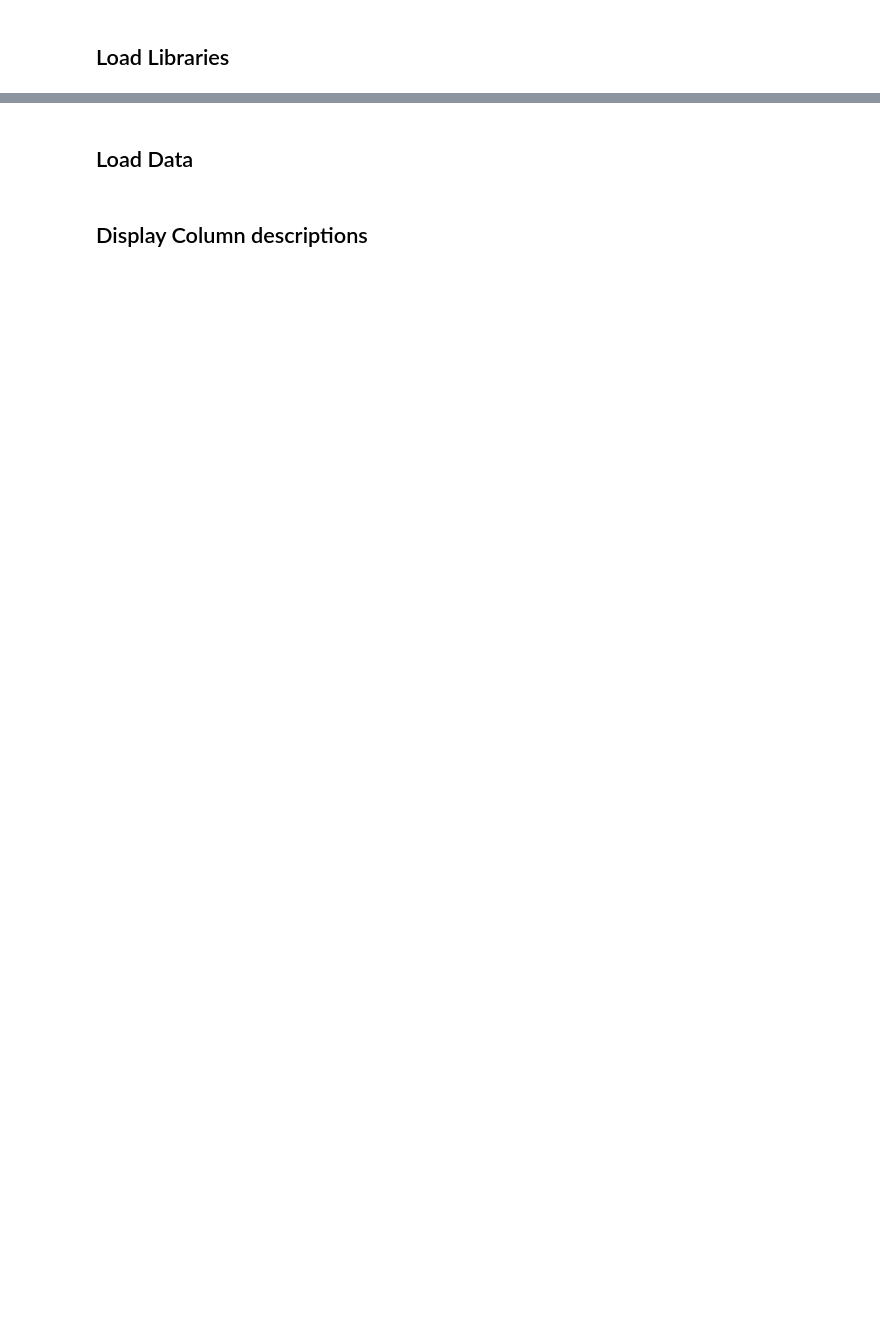
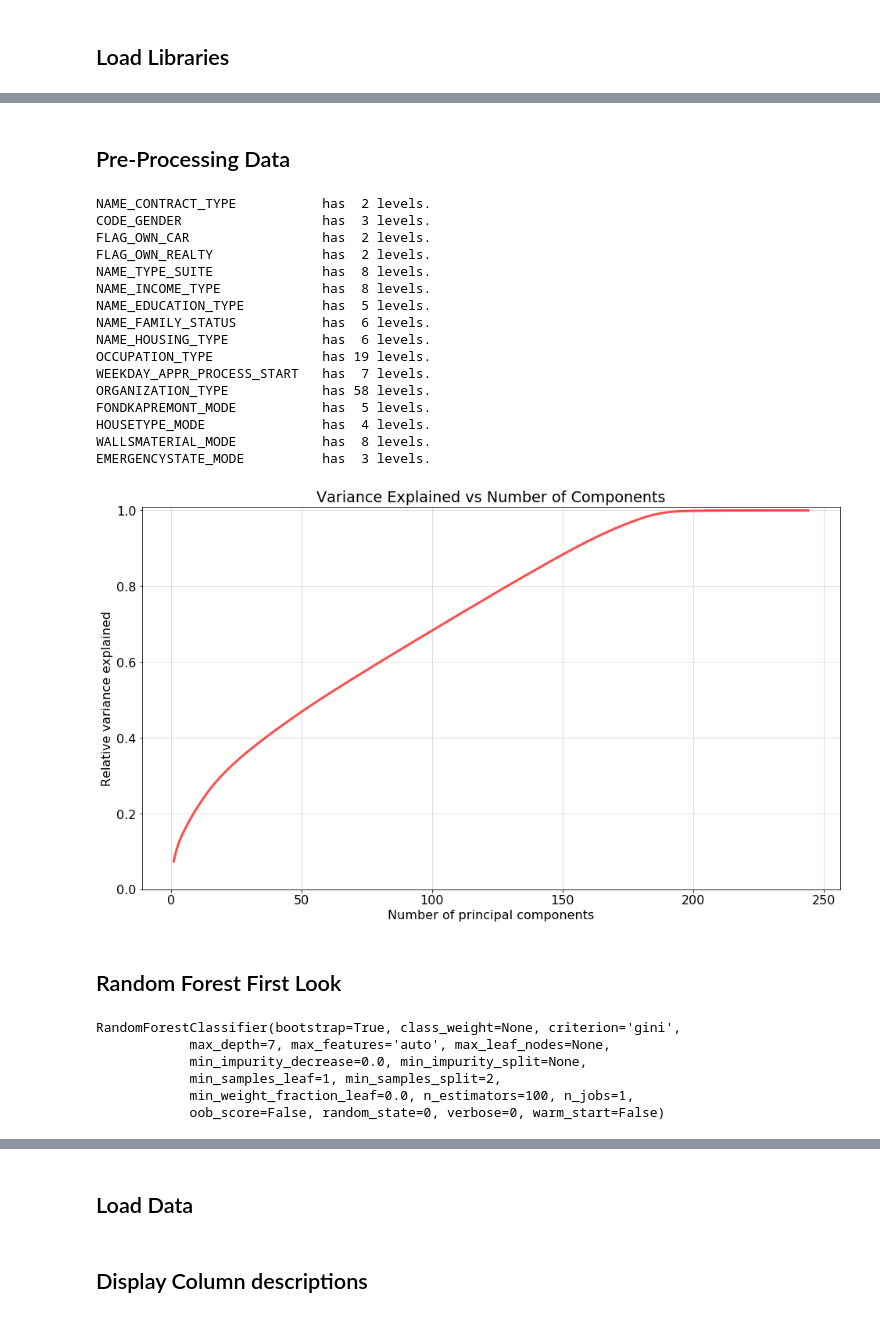
Before and after one commit to vlassarev/home-credit-default-risk, a Jupyter notebook: hcdr_model.ipynb, the cells around one changed output, grey strips where cells are left out. Cells and saved outputs as stored; diff of their text form; code cells hidden in the pictures; blank space fills up the shorter version.

Commit message:
Added random forest reference case.

```diff
--- a/hcdr_model.ipynb
+++ b/hcdr_model.ipynb
@@ -153,0 +148,48 @@ application.X.describe()
+# %% [markdown]
+## Pre-Processing Data
+# %%
+# Pre-processing
+app = dataset(r"data/application_train.csv.zip", ["SK_ID_CURR"], "TARGET")
+app.describe_cardinality()
+app.X, app.y = app.split_X_y()
+app.X, app.feature_columns = app.onehot(app.X)
+app.X_train, app.X_test, app.y_train, app.y_test = app.split_train_test(app.X, app.y)
+
+app.X_train = app.impute(app.X_train)
+app.X_train = app.standardize(app.X_train)
+app.pca(app.X_train, mode="fit")
+app.X_train = app.pca(app.X_train, mode="fit_transform", n_components=170, plot=False)
+
+app.X_test = app.impute(app.X_test, mode="transform")
+app.X_test = app.standardize(app.X_test, mode="transform")
+app.X_test = app.pca(app.X_test, mode="transform")
+# %% [output]
+NAME_CONTRACT_TYPE           has  2 levels.
+CODE_GENDER                  has  3 levels.
+FLAG_OWN_CAR                 has  2 levels.
+FLAG_OWN_REALTY              has  2 levels.
+NAME_TYPE_SUITE              has  8 levels.
+NAME_INCOME_TYPE             has  8 levels.
+NAME_EDUCATION_TYPE          has  5 levels.
+NAME_FAMILY_STATUS           has  6 levels.
+NAME_HOUSING_TYPE            has  6 levels.
+OCCUPATION_TYPE              has 19 levels.
+WEEKDAY_APPR_PROCESS_START   has  7 levels.
+ORGANIZATION_TYPE            has 58 levels.
+FONDKAPREMONT_MODE           has  5 levels.
+HOUSETYPE_MODE               has  4 levels.
+WALLSMATERIAL_MODE           has  8 levels.
+EMERGENCYSTATE_MODE          has  3 levels.
+[figure, added]
+# %% [markdown]
+## Random Forest First Look
+# %%
+rfc = RandomForestClassifier(max_depth=7, random_state=0, n_estimators=100)
+rfc.fit(app.X_train, app.y_train)
+# %% [output]
+RandomForestClassifier(bootstrap=True, class_weight=None, criterion='gini',
+            max_depth=7, max_features='auto', max_leaf_nodes=None,
+            min_impurity_decrease=0.0, min_impurity_split=None,
+            min_samples_leaf=1, min_samples_split=2,
+            min_weight_fraction_leaf=0.0, n_estimators=100, n_jobs=1,
+            oob_score=False, random_state=0, verbose=0, warm_start=False)
```
Also changed, not shown: parts of 10 cells of this notebook.
